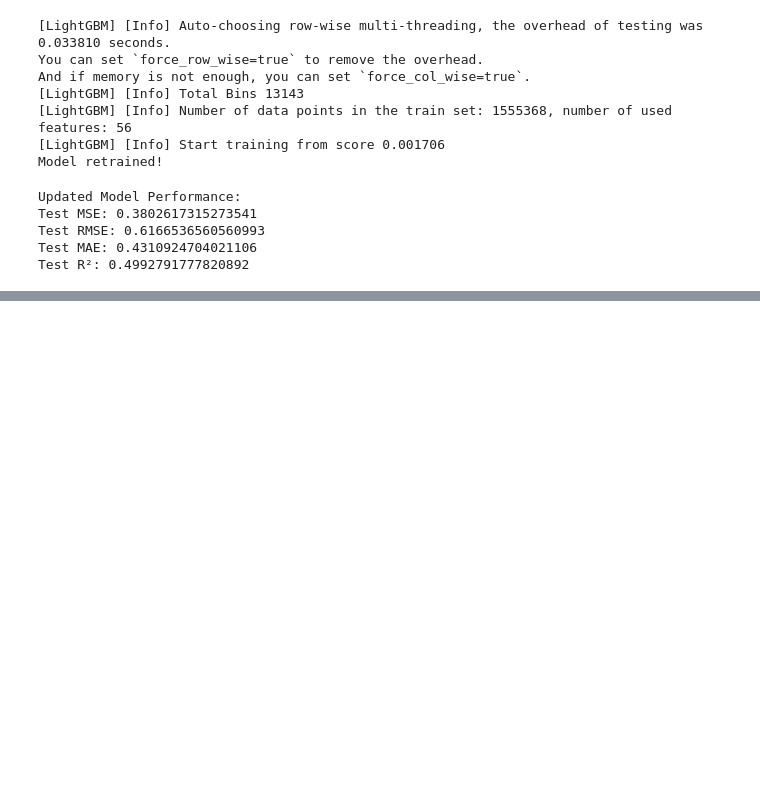
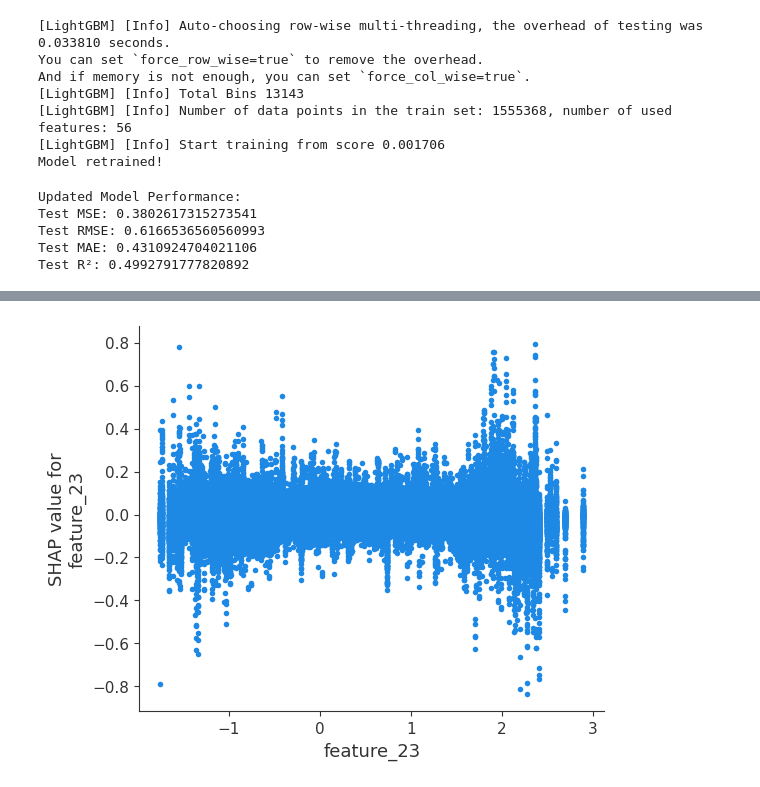
Before and after one commit to CaroTUM/Marketforecasting_Python, a Jupyter notebook: notebooks/LightGBM_shap.ipynb, the cells around one changed output, grey strips where cells are left out. Cells and saved outputs as stored; diff of their text form; code cells hidden in the pictures; blank space fills up the shorter version.

```diff
--- a/notebooks/LightGBM_shap.ipynb
+++ b/notebooks/LightGBM_shap.ipynb
@@ -204,0 +480,15 @@ Test R²: 0.4992791777820892
+# %%
+# Feature 23
+
+import shap
+import matplotlib.pyplot as plt
+
+# Ensure SHAP values are calculated
+explainer = shap.TreeExplainer(lgb_model_best)
+shap_values = explainer.shap_values(X_test_best)
+
+# Generate SHAP dependence plot for Feature 23
+shap.dependence_plot("feature_23", shap_values, X_test_best, interaction_index=None)
+plt.show()
+# %% [output]
+[figure, added]
```
Also changed, not shown: parts of 17 cells of this notebook.
